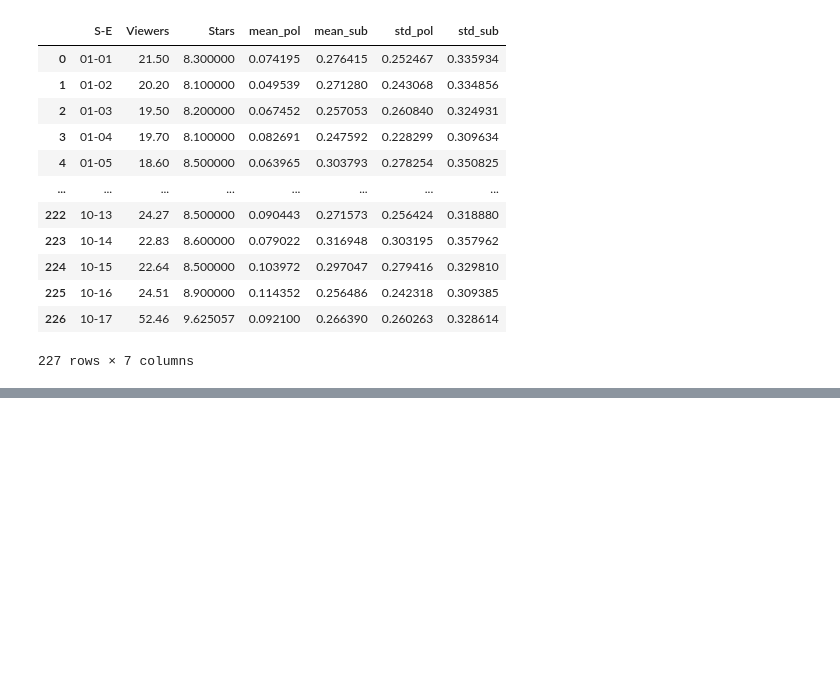
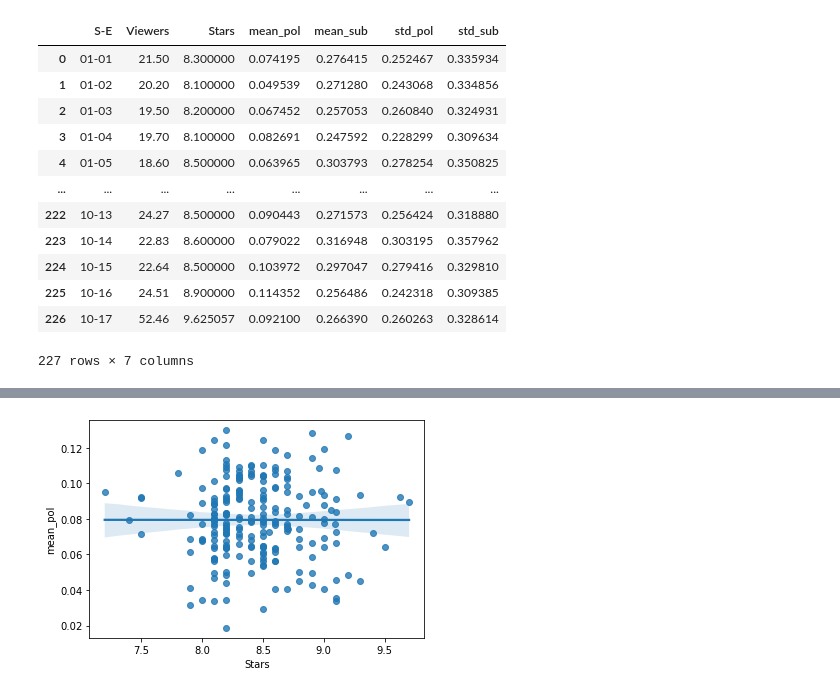
Before and after one commit to Naimish240/FRIENDS_Analysis, a Jupyter notebook: analysis.ipynb, the cells around one changed output, grey strips where cells are left out. Drawn from its saved outputs; the diff is of its cells as text; code cells hidden in the pictures; blank space fills up the shorter version.

```diff
--- a/analysis.ipynb
+++ b/analysis.ipynb
@@ -151,0 +156,5 @@ corr.style.background_gradient(cmap='coolwarm')
+# %%
+sns.regplot(x=data['Stars'], y=data['mean_pol'])
+plt.show()
+# %% [output]
+[figure, added]
```
Also changed, not shown: parts of 25 cells of this notebook, 2 other files.
